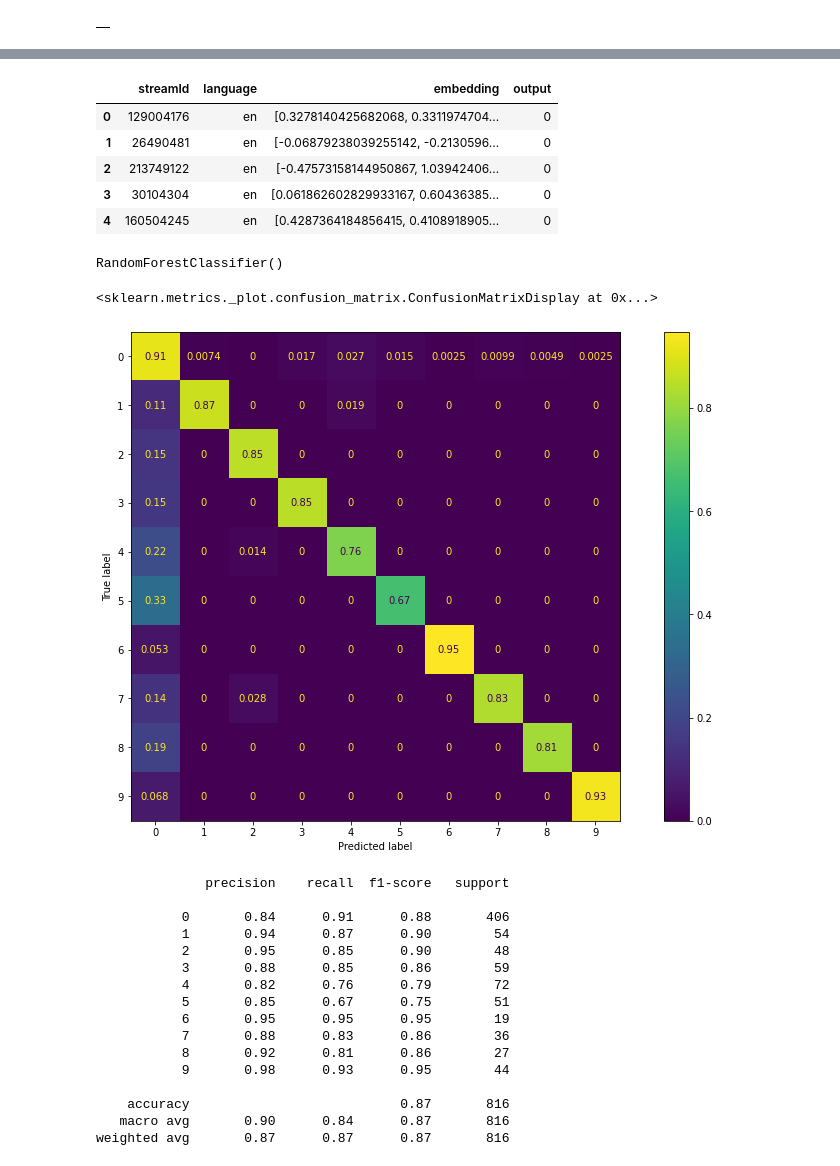
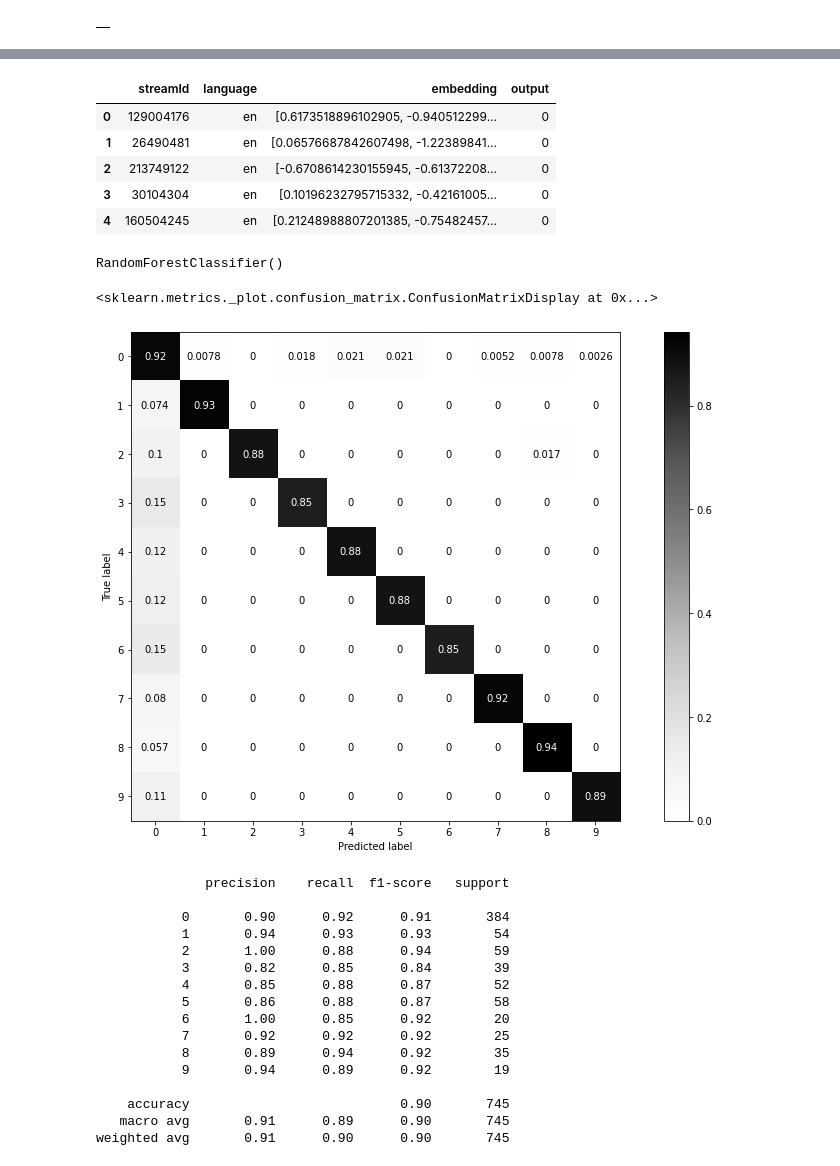
Before and after one commit to tomasonjo/graphs-network-science, a Jupyter notebook: notebooks/Chapter 9.ipynb, the cells around one changed output, grey strips where cells are left out. Drawn from its saved outputs; the diff is of its cells as text; code cells hidden in the pictures.

```diff
--- a/notebooks/Chapter 9.ipynb
+++ b/notebooks/Chapter 9.ipynb
@@ -66,0 +97,5 @@ data['output'] = pd.factorize(data['language'])[0]
+# %%
+data = run_query("""
+MATCH (s:Stream)
+RETURN s.id AS streamId, s.language AS language, s.node2vec AS embedding
+""")
@@ -68,11 +105,11 @@ data['output'] = pd.factorize(data['language'])[0]
 data.head()
 # %% [output]
 |  | streamId | language | embedding | output |
-| 0 | 129004176 | en | [0.3278140425682068, 0.3311974704... | 0 |
-| 1 | 26490481 | en | [-0.06879238039255142, -0.2130596... | 0 |
-| 2 | 213749122 | en | [-0.47573158144950867, 1.03942406... | 0 |
-| 3 | 30104304 | en | [0.061862602829933167, 0.60436385... | 0 |
-| 4 | 160504245 | en | [0.4287364184856415, 0.4108918905... | 0 |
+| 0 | 129004176 | en | [0.6173518896102905, -0.940512299... | 0 |
+| 1 | 26490481 | en | [0.06576687842607498, -1.22389841... | 0 |
+| 2 | 213749122 | en | [-0.6708614230155945, -0.61372208... | 0 |
+| 3 | 30104304 | en | [0.10196232795715332, -0.42161005... | 0 |
+| 4 | 160504245 | en | [0.21248988807201385, -0.75482457... | 0 |
 # %%
 from sklearn.model_selection import train_test_split
 from sklearn.ensemble import RandomForestClassifier
@@ -87,15 +124,13 @@ rfc.fit(X_train, y_train)
 # %% [output]
 RandomForestClassifier()
 # %%
-import matplotlib.pyplot as plt
-plt.rcParams['figure.figsize'] = [16, 9]
 from sklearn.metrics import ConfusionMatrixDisplay
 
 y_pred = rfc.predict(X_test)
-ConfusionMatrixDisplay.from_predictions(y_test, y_pred, normalize= 'true')
+ConfusionMatrixDisplay.from_predictions(y_test, y_pred, normalize= 'true', cmap='Greys')
 # %% [output]
 <sklearn.metrics._plot.confusion_matrix.ConfusionMatrixDisplay at 0x...>
-[figure, old version]
+[figure, new version]
 # %%
 from sklearn.metrics import classification_report
 
@@ -103,20 +138,20 @@ print(classification_report(y_test,y_pred))
 # %% [output]
               precision    recall  f1-score   support
 
-           0       0.84      0.91      0.88       406
-           1       0.94      0.87      0.90        54
-           2       0.95      0.85      0.90        48
-           3       0.88      0.85      0.86        59
-           4       0.82      0.76      0.79        72
-           5       0.85      0.67      0.75        51
-           6       0.95      0.95      0.95        19
-           7       0.88      0.83      0.86        36
-           8       0.92      0.81      0.86        27
-           9       0.98      0.93      0.95        44
+           0       0.90      0.92      0.91       384
+           1       0.94      0.93      0.93        54
+           2       1.00      0.88      0.94        59
+           3       0.82      0.85      0.84        39
+           4       0.85      0.88      0.87        52
+           5       0.86      0.88      0.87        58
+           6       1.00      0.85      0.92        20
+           7       0.92      0.92      0.92        25
+           8       0.89      0.94      0.92        35
+           9       0.94      0.89      0.92        19
 
-    accuracy                           0.87       816
-   macro avg       0.90      0.84      0.87       816
-weighted avg       0.87      0.87      0.87       816
+    accuracy                           0.90       745
+   macro avg       0.91      0.89      0.90       745
+weighted avg       0.91      0.90      0.90       745
 # %%
 run_query("""
 CALL gds.graph.drop('twitch')
```
Also changed, not shown: parts of 6 cells of this notebook.
